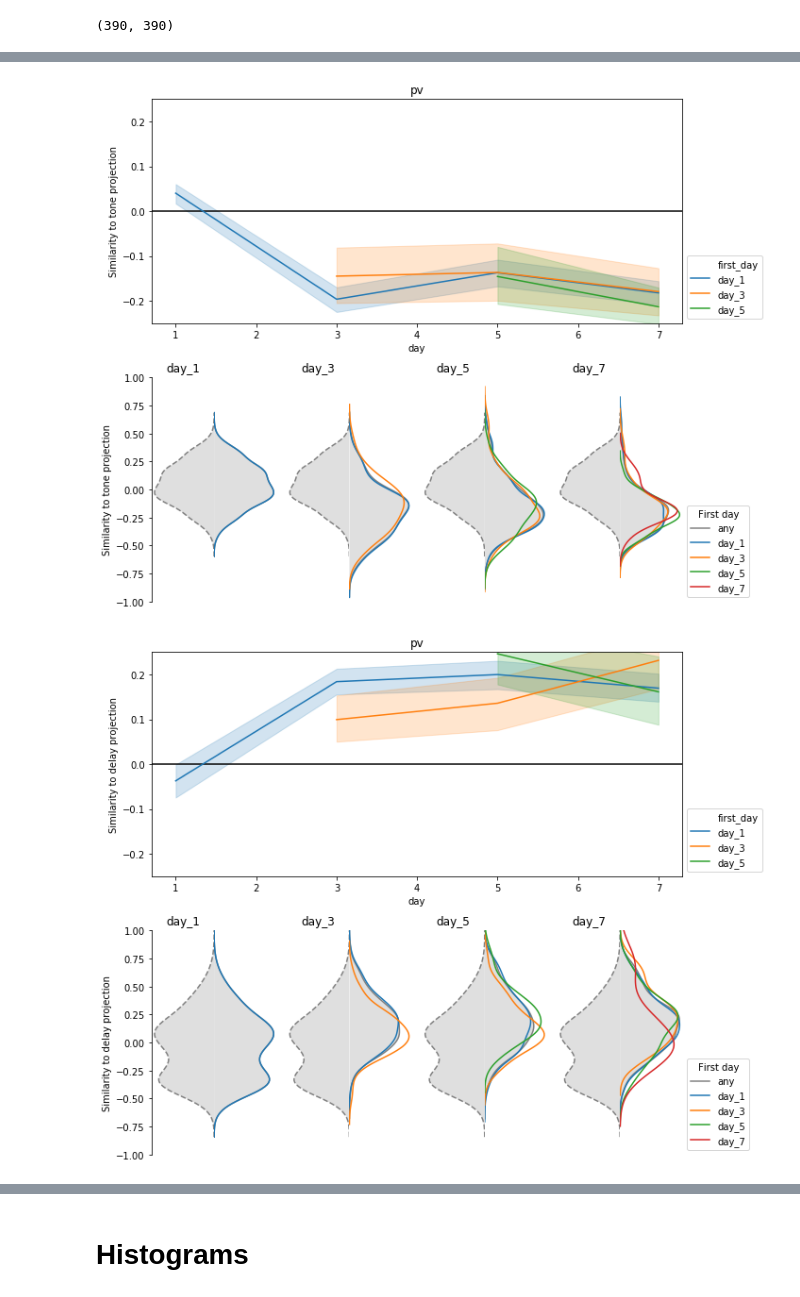
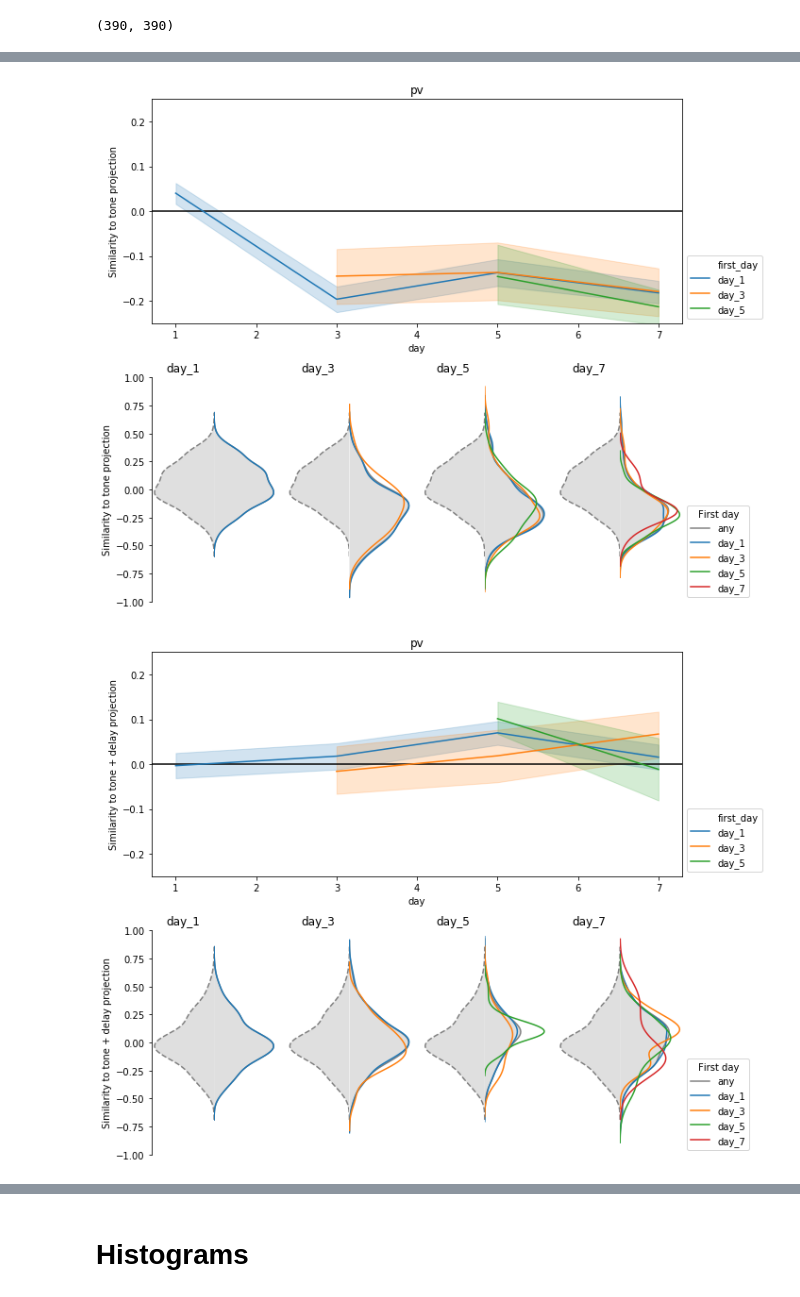
Before and after one commit to nauralcodinglab/interneuron-reward, a Jupyter notebook: notebooks/evolving_trial_structure_projections.ipynb, the cells around one changed output, grey strips where cells are left out. Saved outputs shown, nothing was run; the diff lists cells and outputs as text; code cells hidden in the pictures.

Commit message:
Consider tone + delay together

```diff
--- a/notebooks/evolving_trial_structure_projections.ipynb
+++ b/notebooks/evolving_trial_structure_projections.ipynb
@@ -159,14 +159,21 @@ day7_pca.components_.shape
 # %% [output]
 (390, 390)
 # %%
-trial_structure = de.TrialBasisFunctions(390)
+trial_structure = de.TrialBasisFunctions(390, tone_duration=1.0, delay_duration=1.5, reward_duration=2.5)
 # %%
 basis_similarities = {
-    trial_component: [
-        de.cos_similarity(getattr(trial_structure, trial_component), day7_pca.components_[i, :])
+    'tone': [
+        de.cos_similarity(trial_structure.tone, day7_pca.components_[i, :])
+        for i in range(390)
+    ],
+    'tone + delay': [
+        de.cos_similarity(trial_structure.tone + trial_structure.delay, day7_pca.components_[i, :])
+        for i in range(390)
+    ],
+    'reward': [
+        de.cos_similarity(trial_structure.reward, day7_pca.components_[i, :])
         for i in range(390)
     ]
-    for trial_component in ['tone', 'delay', 'reward']
 }
 # %%
 num_components = 50
@@ -181,8 +188,9 @@ plt.legend()
-# %%
-basis_projections = {
-    trial_component: de.ols(day7_pca.components_[:num_components, :].T, getattr(trial_structure, trial_component))
-    for trial_component in basis_similarities.keys()
-}
+# %%
+basis_projections = {
+    'tone': de.ols(day7_pca.components_[:num_components, :].T, trial_structure.tone),
+    'tone + delay': de.ols(day7_pca.components_[:num_components, :].T, trial_structure.tone + trial_structure.delay),
+    'reward': de.ols(day7_pca.components_[:num_components, :].T, trial_structure.reward),
+}
 # %%
 ideal_projection_similarities = {}
 
@@ -197,7 +205,7 @@ import matplotlib.gridspec as gs
 spec = gs.GridSpec(2, 4)
 
 for celltype in cond.CellType:
-    for condition in ['tone', 'delay', 'reward']:
+    for condition in ideal_projection_similarities:
         plt.figure(figsize=(10, 8))
 
         ax_lineplot = plt.subplot(spec[0, :])
@@ -289,2 +297,2 @@ for celltype in cond.CellType:
 [figure]
-[figure, old version]
+[figure, new version]
```
Also changed, not shown: parts of 6 cells of this notebook.
